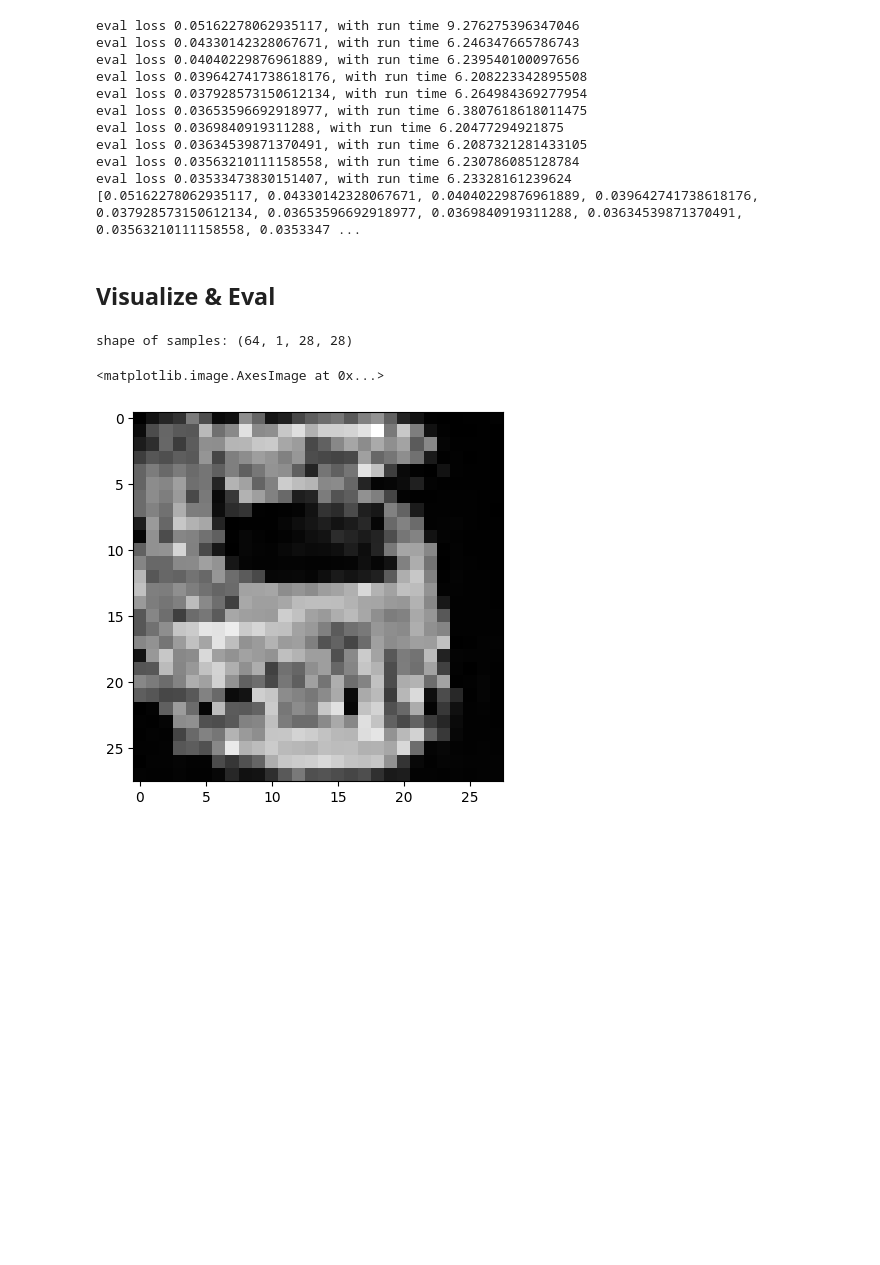
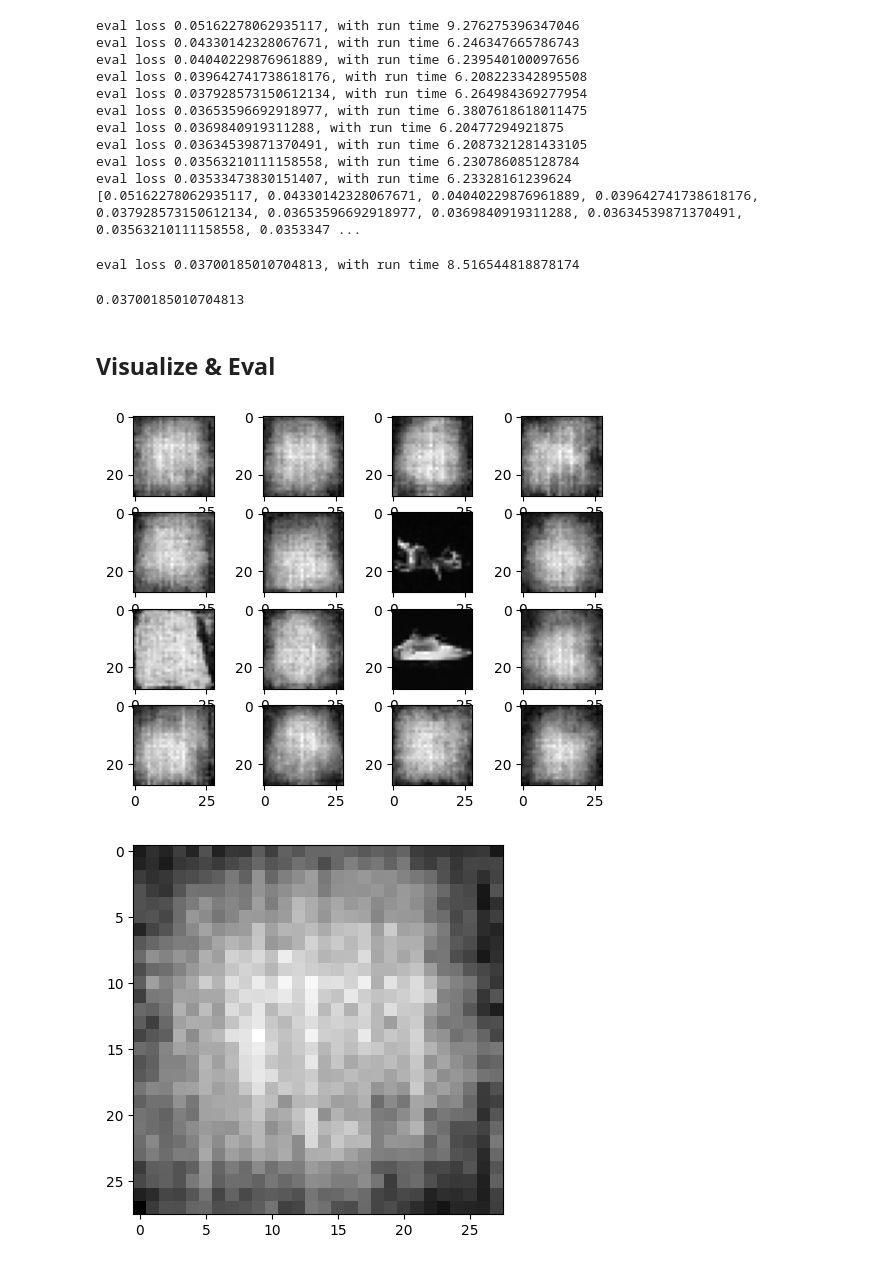
Before and after one commit to xingjian-bai/DEQ_Diffusion, a Jupyter notebook: src/train_fasion_mnist_Unet_baseline.ipynb, the cells around one changed output. Saved outputs shown, nothing was run; the diff lists cells and outputs as text; code cells hidden in the pictures; blank space fills up the shorter version.

```diff
--- a/src/train_fasion_mnist_Unet_baseline.ipynb
+++ b/src/train_fasion_mnist_Unet_baseline.ipynb
@@ -29,20 +31,19 @@ optimizer = Adam(model.parameters(), lr=1e-3)
 # %%
 save_and_sample_every = 1000
 timesteps = 200
-scheduler_type = "cosine"
+scheduler_type = "linear"
 from schedulers import Scheduler
 scheduler = Scheduler(scheduler_type, timesteps = timesteps)
 # %% [markdown]
 ## Train
 # %%
 from torchvision.utils import save_image
-from forward import timesteps
 from samplers import sample
 from losses import p_losses
 from utils import num_to_groups
 
 
-epochs = 10
+epochs = 5
 
 for epoch in range(epochs):
     epoch_loss = []
@@ -55,11 +56,11 @@ for epoch in range(epochs):
         # Algorithm 1 line 3: sample t uniformally for every example in the batch
         t = torch.randint(0, timesteps, (batch_size,), device=device).long()
 
-        loss = p_losses(model, batch, t, loss_type="huber")
+        loss = p_losses(model, scheduler, batch, t, loss_type="huber")
         epoch_loss.append(loss.item())
 
-        # if step % 100 == 0:
-        #     print("Loss:", loss.item())
+        if step % 30 == 0:
+            print("loss:", sum(epoch_loss) / len(epoch_loss), 'at step', step, ' out of ', len(dataloader))
 
         loss.backward()
         optimizer.step()
@@ -161,24 +157,10 @@ eval loss 0.03634539871370491, with run time 6.2087321281433105
 eval loss 0.03563210111158558, with run time 6.230786085128784
 eval loss 0.03533473830151407, with run time 6.23328161239624
 [0.05162278062935117, 0.04330142328067671, 0.04040229876961889, 0.039642741738618176, 0.037928573150612134, 0.03653596692918977, 0.0369840919311288, 0.03634539871370491, 0.03563210111158558, 0.0353347 ...
+# %%
+evaluate(model)
+# %% [output]
+eval loss 0.03700185010704813, with run time 8.516544818878174
+0.03700185010704813
 # %% [markdown]
 ## Visualize & Eval
-# %%
-import importlib
-import samplers
-import schedulers
-importlib.reload(samplers)
-importlib.reload(schedulers)
-from samplers import sample
-# %% [output]
-shape of samples: (64, 1, 28, 28)
-# %%
-from samplers import sample
-%matplotlib inline
-import matplotlib.pyplot as plt
-# sample 64 images
-samples = sample(model, scheduler, image_size=image_size, batch_size=64, channels=channels)
-# print(f'shape of samples: {samples[-1].shape}')
-# %% [output]
-<matplotlib.image.AxesImage at 0x...>
-[figure, removed]
@@ -191 +167,7 @@ plt.imshow(samples[-1][random_index].reshape(image_size, image_size, channels),
+# %%
+model.load_state_dict(torch.load('../weights/fasion_mnist_Unet_cosine_ep9.pkl'))
+visualize(model, name_prefix = "loaded_cos")
+# %% [output]
+[figure, added]
+[figure, added]
 # %%
```
Also changed, not shown: parts of 6 cells of this notebook, 30 other files.
